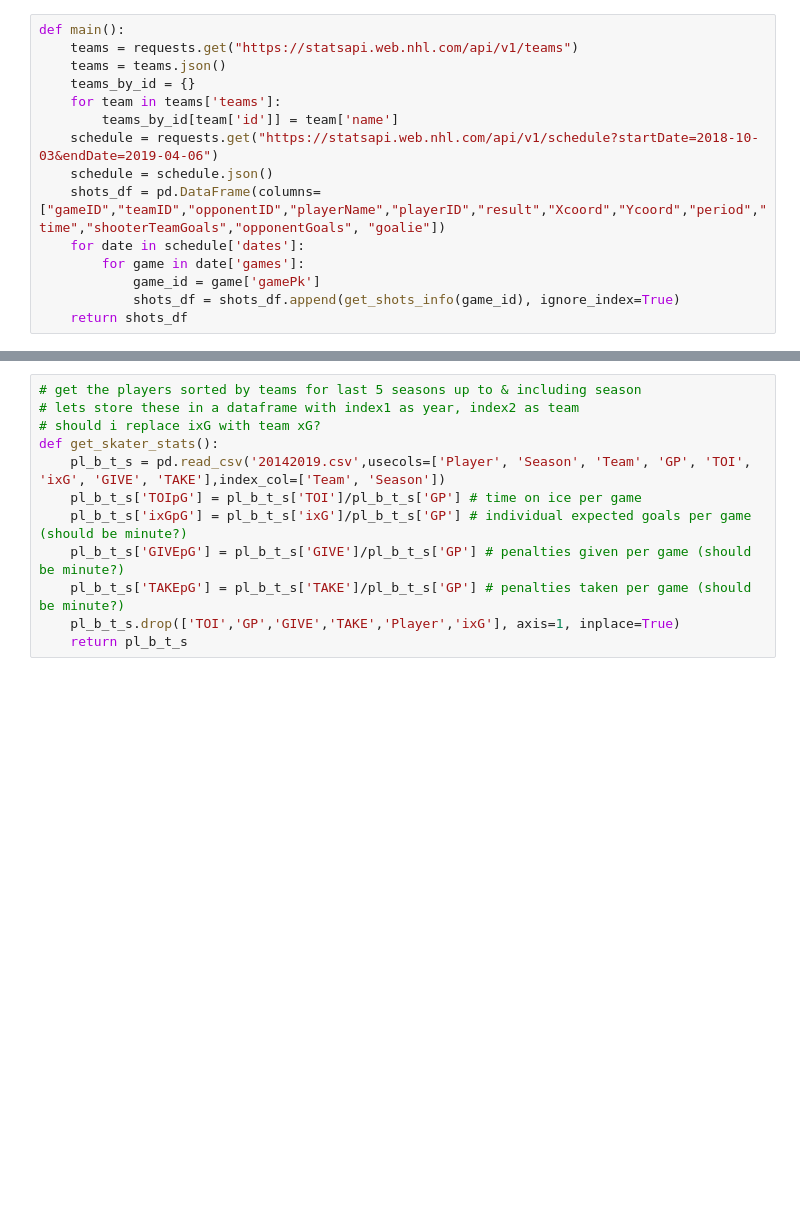
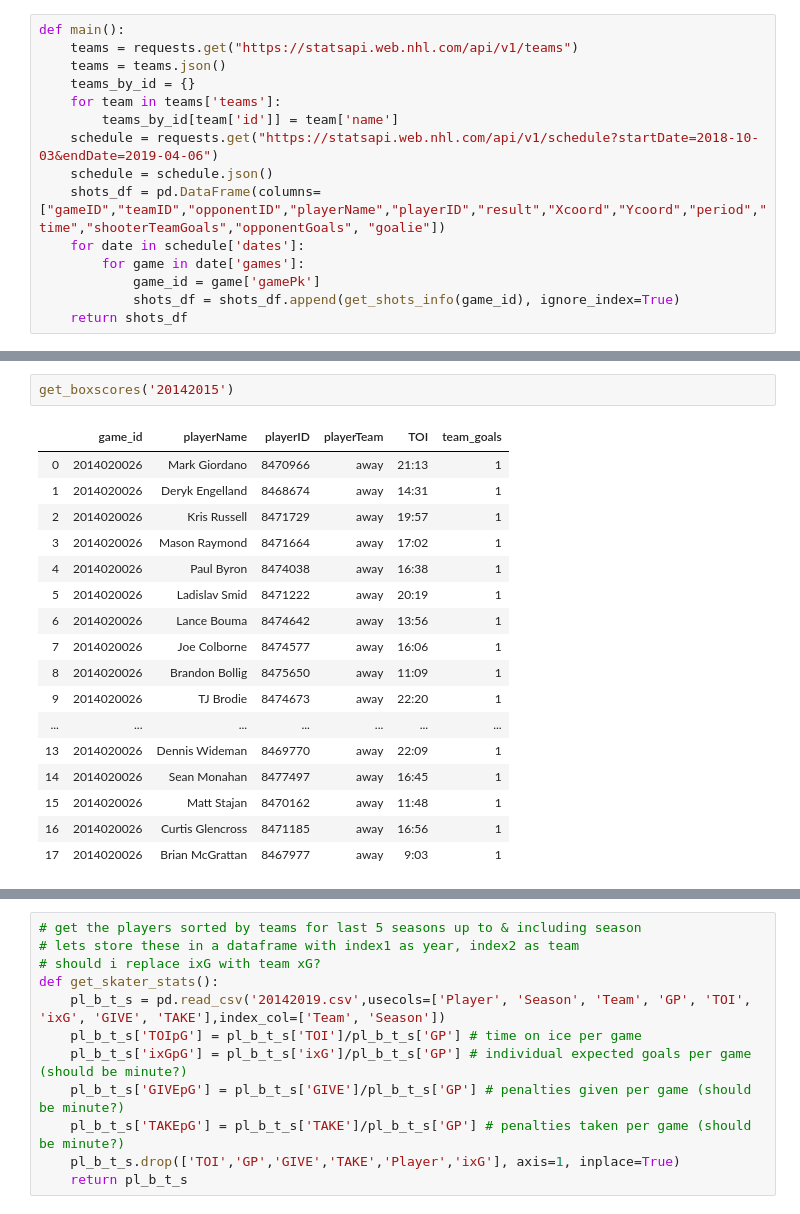
Before and after one commit to samozm/hockey-vis, a Jupyter notebook: NHL_TABLES.ipynb, the cells around one changed output, grey strips where cells are left out. Saved outputs shown, nothing was run; the diff lists cells and outputs as text; blank space fills up the shorter version.

```diff
--- a/NHL_TABLES.ipynb
+++ b/NHL_TABLES.ipynb
@@ -124,0 +97,20 @@ shots.head
+# %%
+get_boxscores('20142015')
+# %% [output]
+|  | game_id | playerName | playerID | playerTeam | TOI | team_goals |
+| 0 | 2014020026 | Mark Giordano | 8470966 | away | 21:13 | 1 |
+| 1 | 2014020026 | Deryk Engelland | 8468674 | away | 14:31 | 1 |
+| 2 | 2014020026 | Kris Russell | 8471729 | away | 19:57 | 1 |
+| 3 | 2014020026 | Mason Raymond | 8471664 | away | 17:02 | 1 |
+| 4 | 2014020026 | Paul Byron | 8474038 | away | 16:38 | 1 |
+| 5 | 2014020026 | Ladislav Smid | 8471222 | away | 20:19 | 1 |
+| 6 | 2014020026 | Lance Bouma | 8474642 | away | 13:56 | 1 |
+| 7 | 2014020026 | Joe Colborne | 8474577 | away | 16:06 | 1 |
+| 8 | 2014020026 | Brandon Bollig | 8475650 | away | 11:09 | 1 |
+| 9 | 2014020026 | TJ Brodie | 8474673 | away | 22:20 | 1 |
+| ... | ... | ... | ... | ... | ... | ... |
+| 13 | 2014020026 | Dennis Wideman | 8469770 | away | 22:09 | 1 |
+| 14 | 2014020026 | Sean Monahan | 8477497 | away | 16:45 | 1 |
+| 15 | 2014020026 | Matt Stajan | 8470162 | away | 11:48 | 1 |
+| 16 | 2014020026 | Curtis Glencross | 8471185 | away | 16:56 | 1 |
+| 17 | 2014020026 | Brian McGrattan | 8467977 | away | 9:03 | 1 |
```
Also changed, not shown: parts of 13 cells of this notebook, 1 other file.
